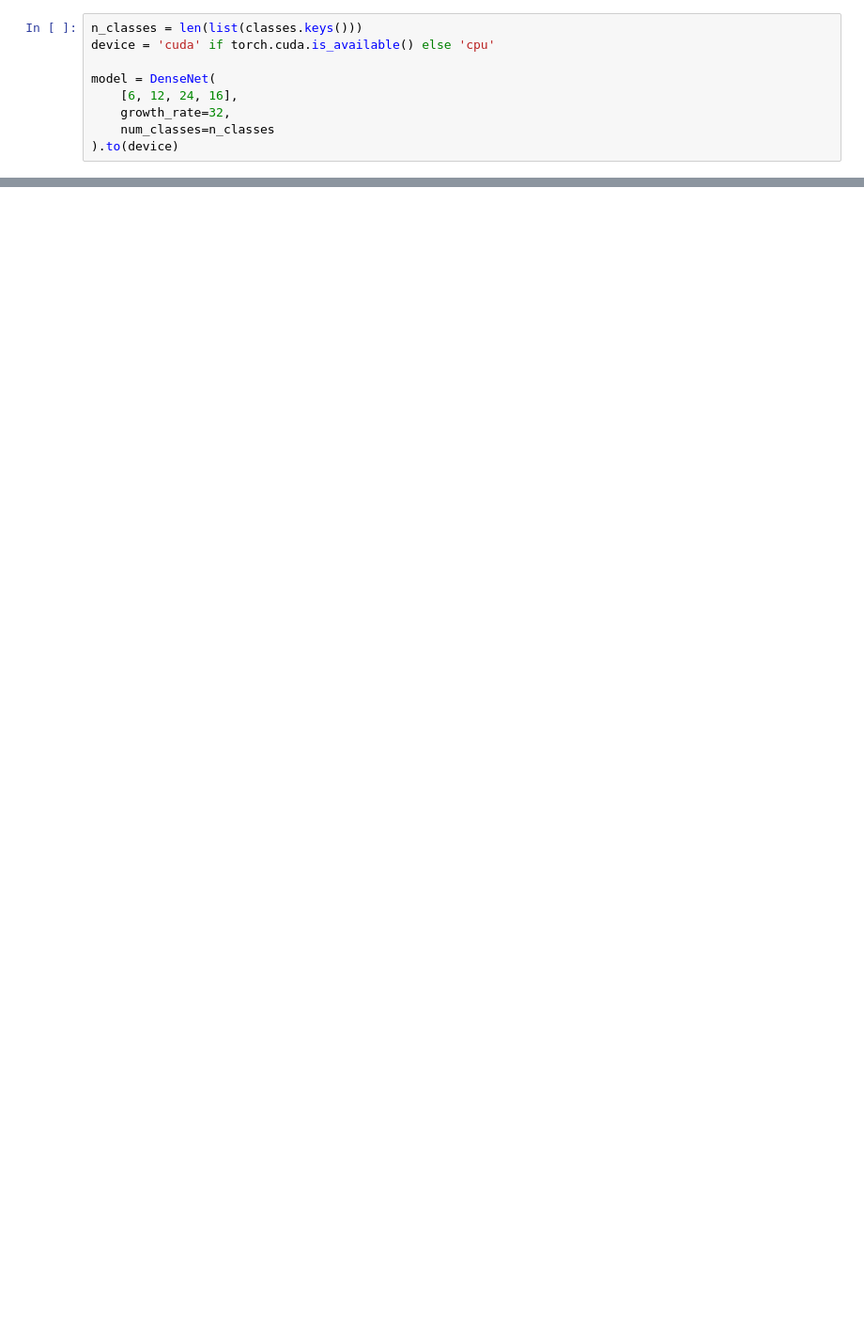
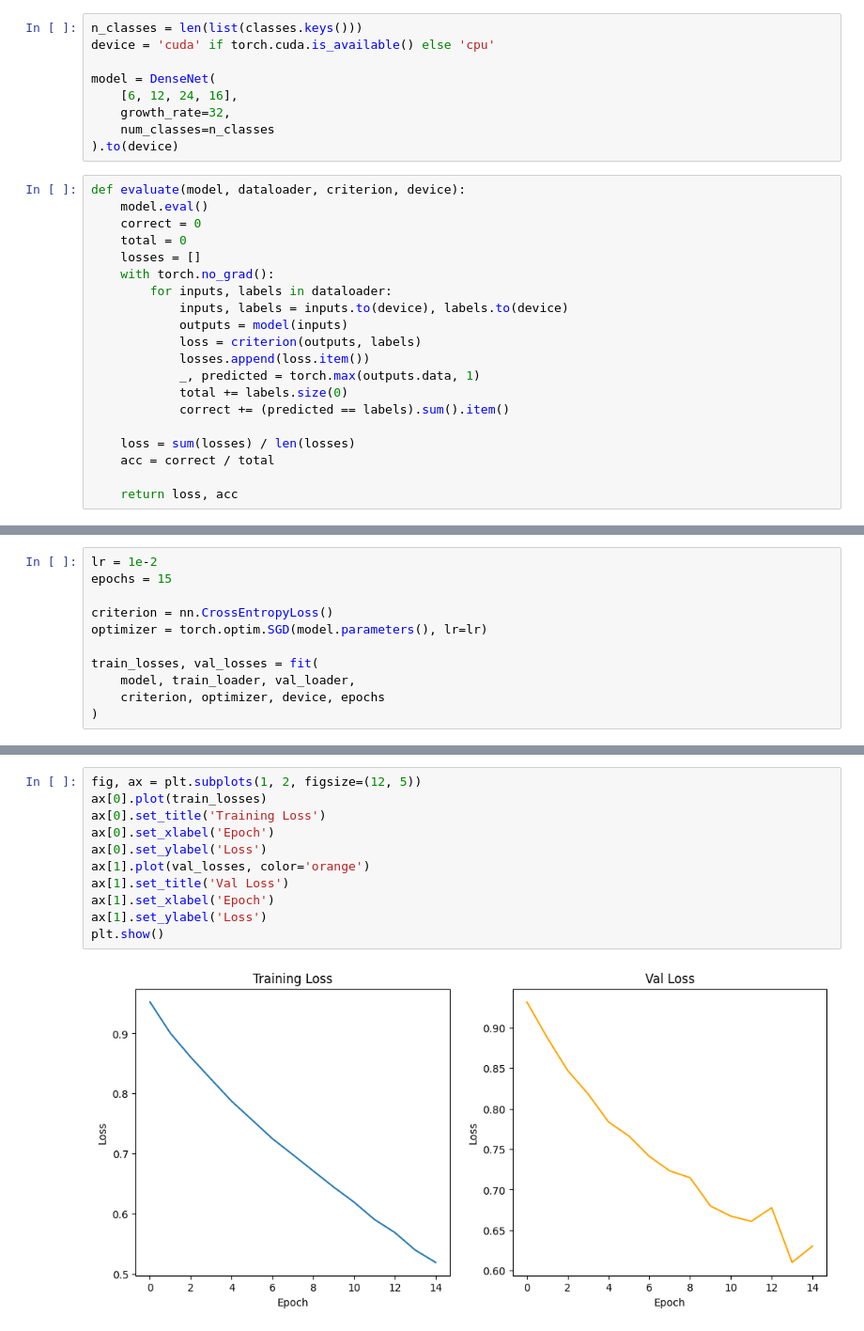
Before and after one commit to OxyzGiaHuy/AIO-Exercise, a Jupyter notebook: Module_6/Week_2_Advanced_CNN/DenseNet.ipynb, the cells around one changed output, grey strips where cells are left out. Shown: that part at 94% size. Cells and saved outputs as stored; diff of their text form; blank space fills up the shorter version.

```diff
--- a/Module_6/Week_2_Advanced_CNN/DenseNet.ipynb
+++ b/Module_6/Week_2_Advanced_CNN/DenseNet.ipynb
@@ -213,3 +260,23 @@ model = DenseNet(
     growth_rate=32,
     num_classes=n_classes
 ).to(device)
+# %%
+def evaluate(model, dataloader, criterion, device):
+    model.eval()
+    correct = 0
+    total = 0
+    losses = []
+    with torch.no_grad():
+        for inputs, labels in dataloader:
+            inputs, labels = inputs.to(device), labels.to(device)
+            outputs = model(inputs)
+            loss = criterion(outputs, labels)
+            losses.append(loss.item())
+            _, predicted = torch.max(outputs.data, 1)
+            total += labels.size(0)
+            correct += (predicted == labels).sum().item()
+
+    loss = sum(losses) / len(losses)
+    acc = correct / total
+
+    return loss, acc
@@ -215,0 +316,11 @@ model = DenseNet(
+# %%
+lr = 1e-2
+epochs = 15
+
+criterion = nn.CrossEntropyLoss()
+optimizer = torch.optim.SGD(model.parameters(), lr=lr)
+
+train_losses, val_losses = fit(
+    model, train_loader, val_loader,
+    criterion, optimizer, device, epochs
+)
@@ -215,0 +343,13 @@ model = DenseNet(
+# %%
+fig, ax = plt.subplots(1, 2, figsize=(12, 5))
+ax[0].plot(train_losses)
+ax[0].set_title('Training Loss')
+ax[0].set_xlabel('Epoch')
+ax[0].set_ylabel('Loss')
+ax[1].plot(val_losses, color='orange')
+ax[1].set_title('Val Loss')
+ax[1].set_xlabel('Epoch')
+ax[1].set_ylabel('Loss')
+plt.show()
+# %% [output]
+[figure, added]
```
Also changed, not shown: parts of 9 cells of this notebook, 1 other file.
